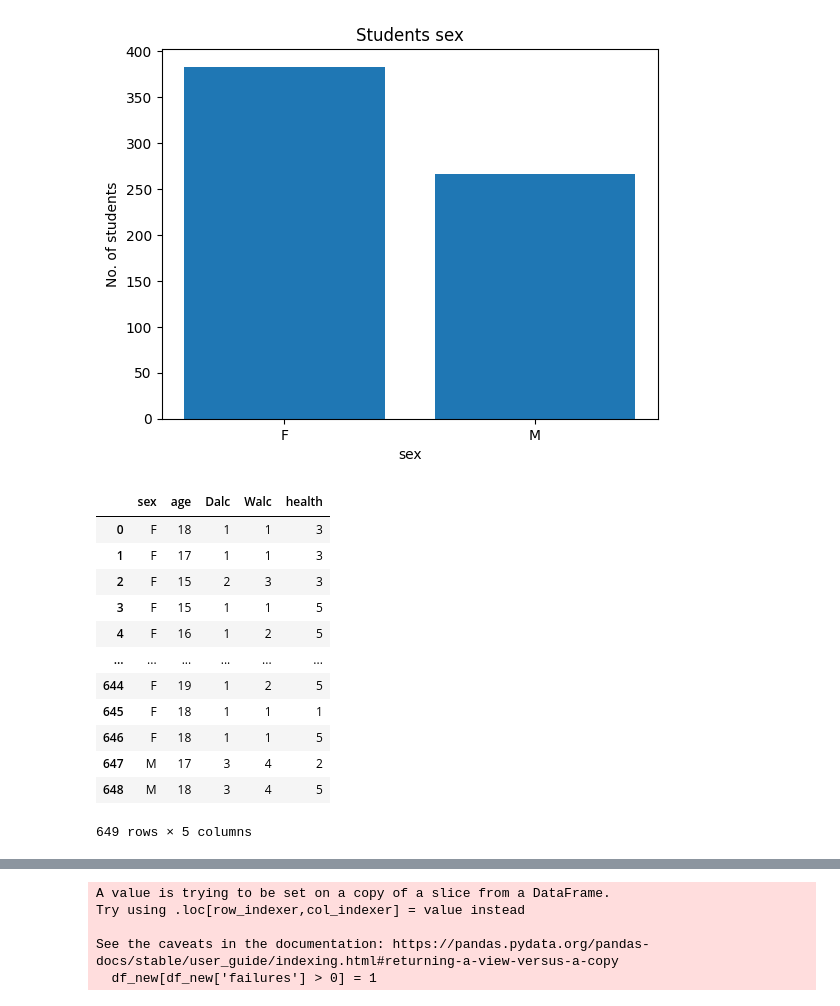
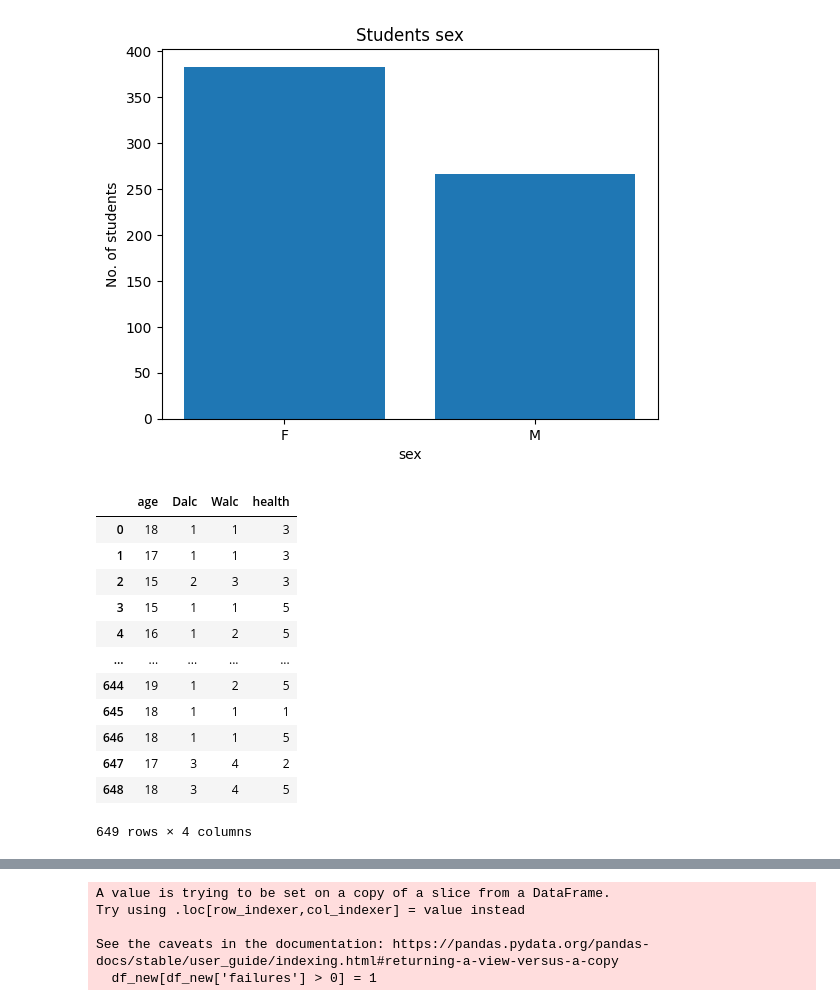
Before and after one commit to Jayesen/ml_for_learners, a Jupyter notebook: Analysis_1.ipynb, the cells around one changed output, grey strips where cells are left out. Cells and saved outputs as stored; diff of their text form; code cells hidden in the pictures.

Commit message:
Analysis to finalise first draft of columns

```diff
--- a/Analysis_1.ipynb
+++ b/Analysis_1.ipynb
@@ -69,19 +84,19 @@ plt.show()
 # %% [output]
 [figure]
 # %%
-df_alcohol = df[['sex', 'age', 'Dalc','Walc', 'health']]
+df_alcohol = df[['age', 'Dalc','Walc', 'health']]
 df_alcohol
 # %% [output]
-|  | sex | age | Dalc | Walc | health |
-| 0 | F | 18 | 1 | 1 | 3 |
-| 1 | F | 17 | 1 | 1 | 3 |
-| 2 | F | 15 | 2 | 3 | 3 |
-| 3 | F | 15 | 1 | 1 | 5 |
-| 4 | F | 16 | 1 | 2 | 5 |
-| ... | ... | ... | ... | ... | ... |
-| 644 | F | 19 | 1 | 2 | 5 |
-| 645 | F | 18 | 1 | 1 | 1 |
-| 646 | F | 18 | 1 | 1 | 5 |
-| 647 | M | 17 | 3 | 4 | 2 |
-| 648 | M | 18 | 3 | 4 | 5 |
+|  | age | Dalc | Walc | health |
+| 0 | 18 | 1 | 1 | 3 |
+| 1 | 17 | 1 | 1 | 3 |
+| 2 | 15 | 2 | 3 | 3 |
+| 3 | 15 | 1 | 1 | 5 |
+| 4 | 16 | 1 | 2 | 5 |
+| ... | ... | ... | ... | ... |
+| 644 | 19 | 1 | 2 | 5 |
+| 645 | 18 | 1 | 1 | 1 |
+| 646 | 18 | 1 | 1 | 5 |
+| 647 | 17 | 3 | 4 | 2 |
+| 648 | 18 | 3 | 4 | 5 |
-649 rows × 5 columns
+649 rows × 4 columns
```
Also changed, not shown: parts of 24 cells of this notebook, 1 other file.
